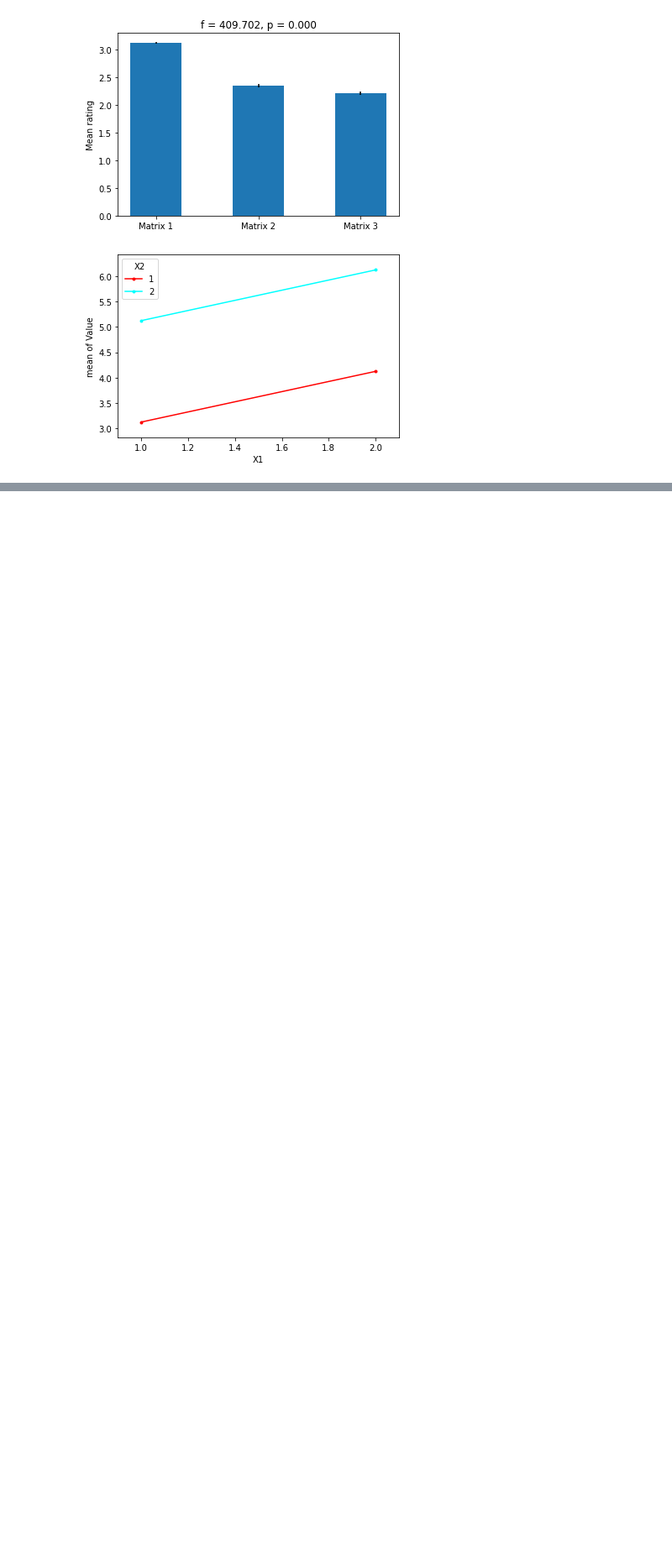
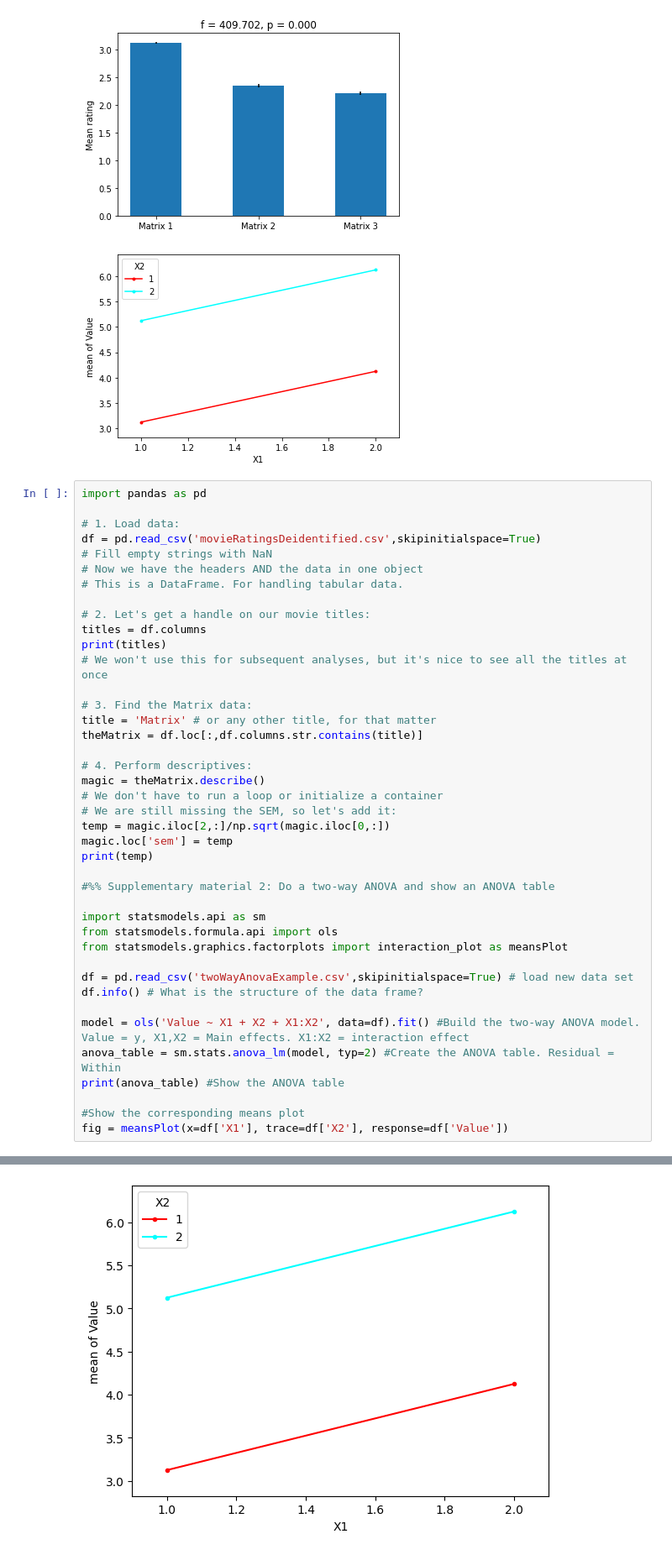
Before and after one commit to AlexMan2000/NYU-Master-Program, a Jupyter notebook: DS-GA-1001/lab_materials/lab04/Lab 3 - Significance Tests part 1 - finite pruning mode.ipynb, the cells around one changed output, grey strips where cells are left out. Shown: that part at 84% size. Drawn from its saved outputs; the diff is of its cells as text; blank space fills up the shorter version.

```diff
--- a/DS-GA-1001/lab_materials/lab04/Lab 3 - Significance Tests part 1 - finite pruning mode.ipynb
+++ b/DS-GA-1001/lab_materials/lab04/Lab 3 - Significance Tests part 1 - finite pruning mode.ipynb
@@ -292,3 +292,45 @@ X1:X2     6.600833e-11    1.0  1.670589e-11  9.999967e-01
 Residual  4.583395e+02  116.0           NaN           NaN
 [figure]
 [figure]
+# %%
+import pandas as pd
+
+# 1. Load data:
+df = pd.read_csv('movieRatingsDeidentified.csv',skipinitialspace=True)
+# Fill empty strings with NaN
+# Now we have the headers AND the data in one object
+# This is a DataFrame. For handling tabular data.
+
+# 2. Let's get a handle on our movie titles:
+titles = df.columns
+print(titles)
+# We won't use this for subsequent analyses, but it's nice to see all the titles at once
+
+# 3. Find the Matrix data:
+title = 'Matrix' # or any other title, for that matter
+theMatrix = df.loc[:,df.columns.str.contains(title)]
+
+# 4. Perform descriptives:
+magic = theMatrix.describe()
+# We don't have to run a loop or initialize a container
+# We are still missing the SEM, so let's add it:
+temp = magic.iloc[2,:]/np.sqrt(magic.iloc[0,:])
+magic.loc['sem'] = temp
+print(temp)
+
+#%% Supplementary material 2: Do a two-way ANOVA and show an ANOVA table
+
+import statsmodels.api as sm
+from statsmodels.formula.api import ols
+from statsmodels.graphics.factorplots import interaction_plot as meansPlot
+
+df = pd.read_csv('twoWayAnovaExample.csv',skipinitialspace=True) # load new data set
+df.info() # What is the structure of the data frame?
+
+model = ols('Value ~ X1 + X2 + X1:X2', data=df).fit() #Build the two-way ANOVA model. Value = y, X1,X2 = Main effects. X1:X2 = interaction effect
+anova_table = sm.stats.anova_lm(model, typ=2) #Create the ANOVA table. Residual = Within
+print(anova_table) #Show the ANOVA table
+
+#Show the corresponding means plot
+fig = meansPlot(x=df['X1'], trace=df['X2'], response=df['Value'])
+# %% [output]
@@ -294,0 +354 @@ Residual  4.583395e+02  116.0           NaN           NaN
+[figure, added]
```
Also changed, not shown: parts of 4 cells of this notebook, 29 other files.
